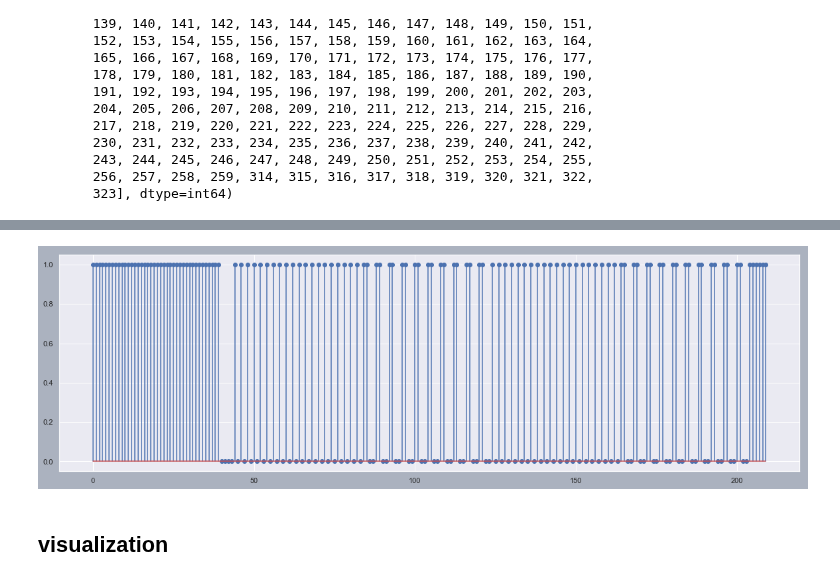
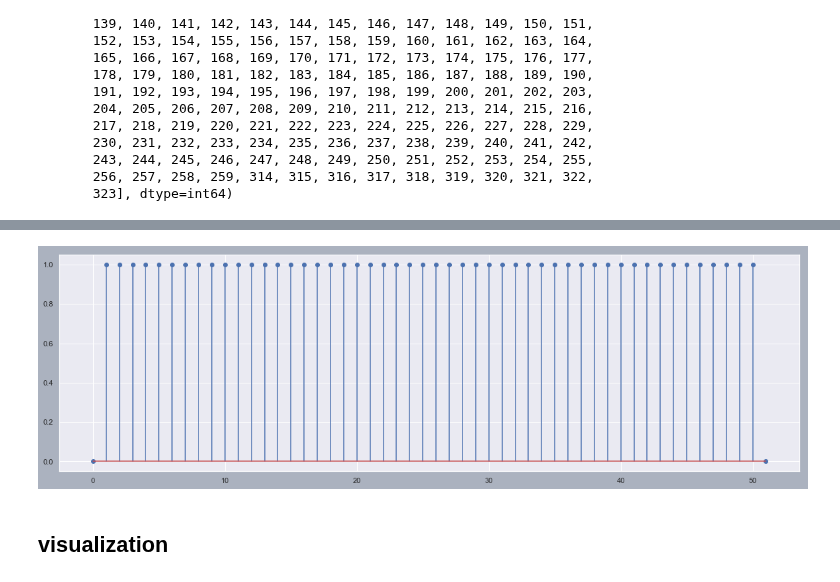
Before and after one commit to tjbergst/data-parsing, a Jupyter notebook: code-parser-translation.ipynb, the cells around one changed output, grey strips where cells are left out. Cells and saved outputs as stored; diff of their text form; code cells hidden in the pictures.

```diff
--- a/code-parser-translation.ipynb
+++ b/code-parser-translation.ipynb
@@ -658,7 +642,7 @@ plot_subset(DP.discretized_array, 100, 260)
 # %%
-plot_subset(DP.discretized_array, 270, 480)
+plot_subset(DP.discretized_array, 45, 97)
 # %% [output]
-[figure, old version]
+[figure, new version]
 # %% [markdown]
 ## visualization
 # %%
```
Also changed, not shown: parts of 28 cells of this notebook.
